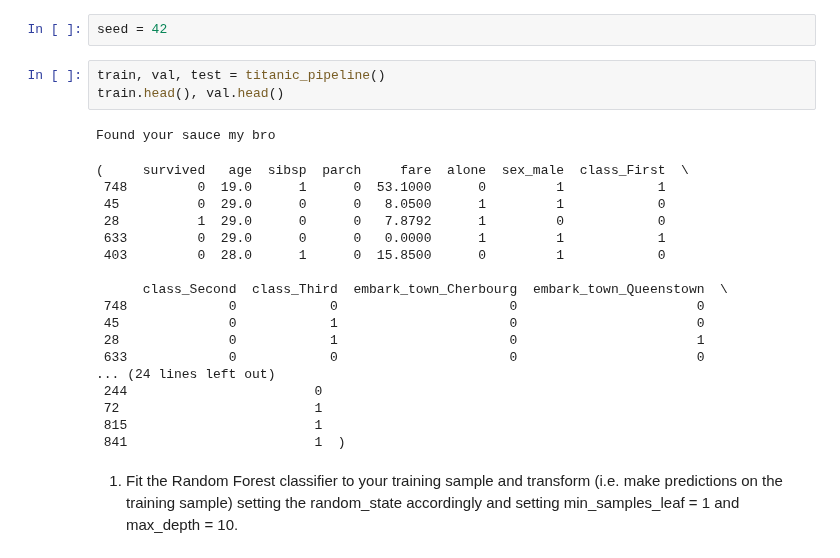
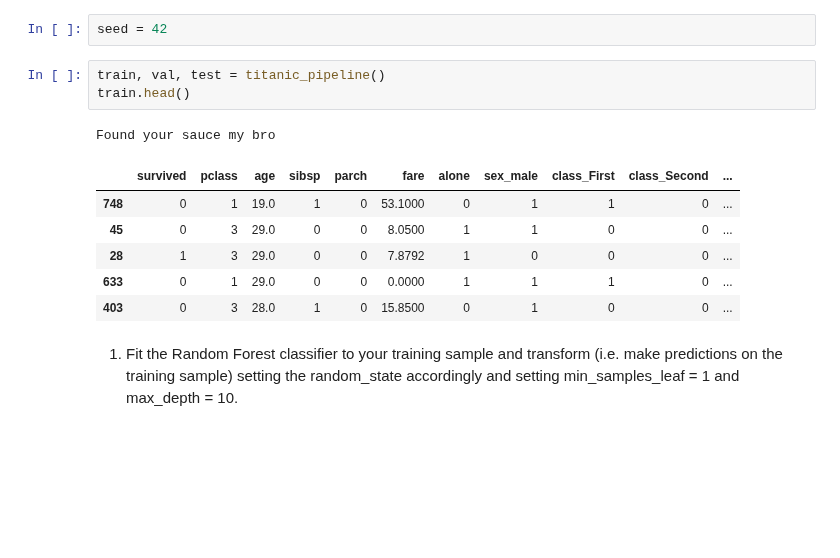
Before and after one commit to Marc-Aradillas/Classification_exercises.ipynb, a Jupyter notebook: random_forests.ipynb, the cells around one changed output. Saved outputs shown, nothing was run; the diff lists cells and outputs as text; blank space fills up the shorter version.

```diff
--- a/random_forests.ipynb
+++ b/random_forests.ipynb
@@ -22,26 +22,15 @@ Found your sauce my bro
 seed = 42
 # %%
 train, val, test = titanic_pipeline()
-train.head(), val.head()
+train.head()
 # %% [output]
 Found your sauce my bro
-(     survived   age  sibsp  parch     fare  alone  sex_male  class_First  \
- 748         0  19.0      1      0  53.1000      0         1            1
- 45          0  29.0      0      0   8.0500      1         1            0
- 28          1  29.0      0      0   7.8792      1         0            0
- 633         0  29.0      0      0   0.0000      1         1            1
- 403         0  28.0      1      0  15.8500      0         1            0
-
-      class_Second  class_Third  embark_town_Cherbourg  embark_town_Queenstown  \
- 748             0            0                      0                       0
- 45              0            1                      0                       0
- 28              0            1                      0                       1
- 633             0            0                      0                       0
-... (24 lines left out)
- 244                        0
- 72                         1
- 815                        1
- 841                        1  )
+|  | survived | pclass | age | sibsp | parch | fare | alone | sex_male | class_First | class_Second | ... |
+| 748 | 0 | 1 | 19.0 | 1 | 0 | 53.1000 | 0 | 1 | 1 | 0 | ... |
+| 45 | 0 | 3 | 29.0 | 0 | 0 | 8.0500 | 1 | 1 | 0 | 0 | ... |
+| 28 | 1 | 3 | 29.0 | 0 | 0 | 7.8792 | 1 | 0 | 0 | 0 | ... |
+| 633 | 0 | 1 | 29.0 | 0 | 0 | 0.0000 | 1 | 1 | 1 | 0 | ... |
+| 403 | 0 | 3 | 28.0 | 1 | 0 | 15.8500 | 0 | 1 | 0 | 0 | ... |
 # %% [markdown]
 1. Fit the Random Forest classifier to your training sample and transform (i.e. make predictions on the training sample) setting the random_state accordingly and setting min_samples_leaf = 1 and max_depth = 10.
 # %%
```
Also changed, not shown: parts of 13 cells of this notebook, 3 other files.
